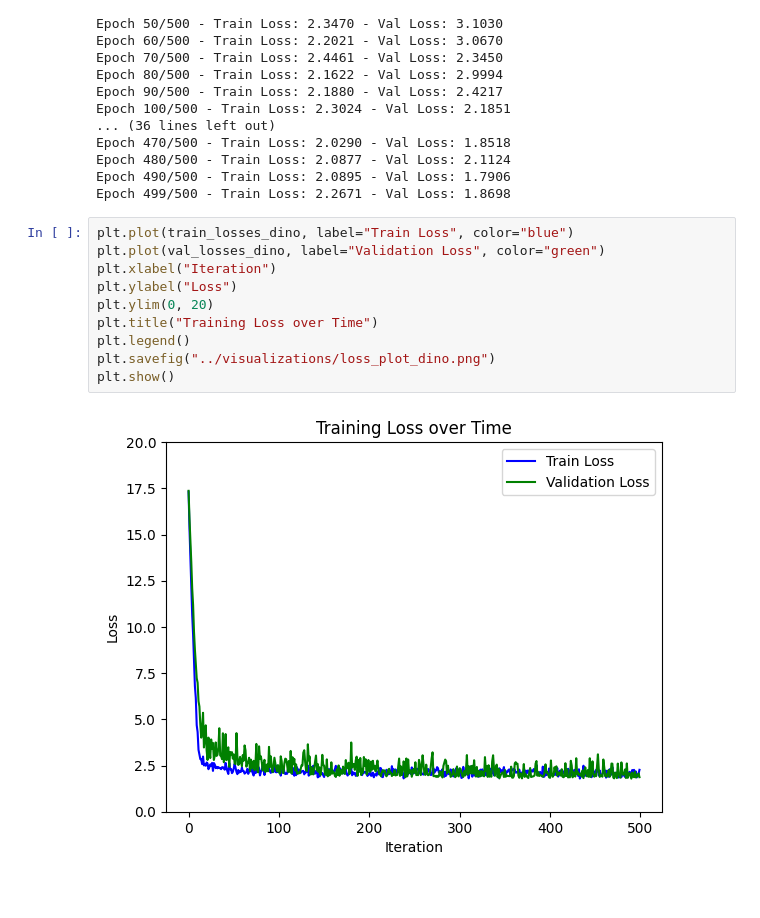
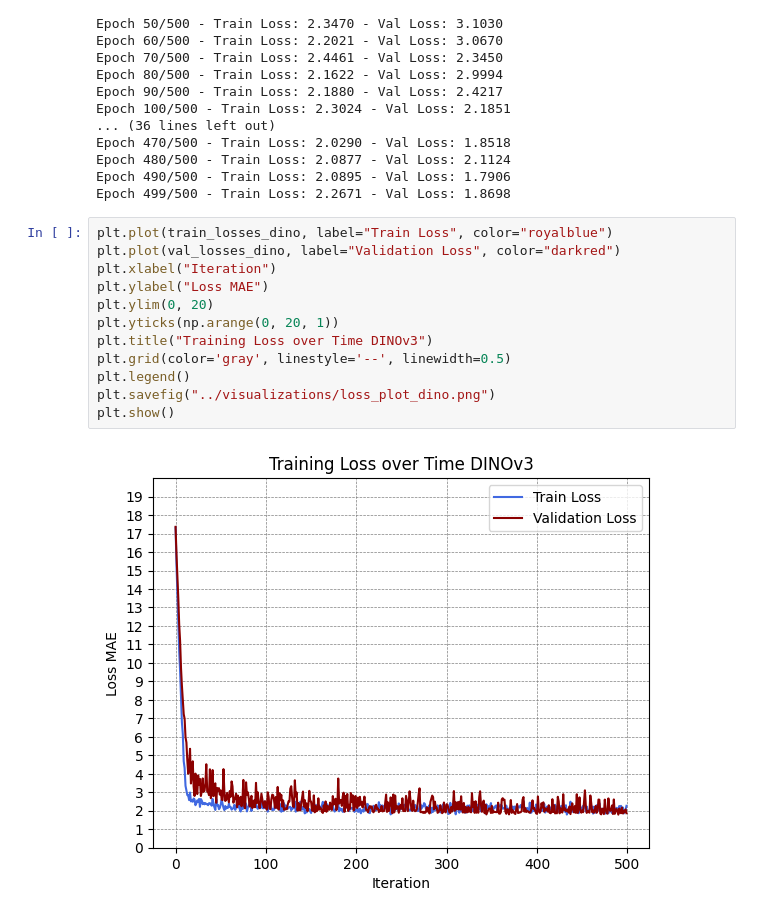
Before and after one commit to TPdkr/thesis, a Jupyter notebook: src/model.ipynb, the cells around one changed output. Cells and saved outputs as stored; diff of their text form.

```diff
--- a/src/model.ipynb
+++ b/src/model.ipynb
@@ -253,15 +255,17 @@ Epoch 480/500 - Train Loss: 2.0877 - Val Loss: 2.1124
 Epoch 490/500 - Train Loss: 2.0895 - Val Loss: 1.7906
 Epoch 499/500 - Train Loss: 2.2671 - Val Loss: 1.8698
 # %%
-plt.plot(train_losses_dino, label="Train Loss", color="blue")
-plt.plot(val_losses_dino, label="Validation Loss", color="green")
+plt.plot(train_losses_dino, label="Train Loss", color="royalblue")
+plt.plot(val_losses_dino, label="Validation Loss", color="darkred")
 plt.xlabel("Iteration")
-plt.ylabel("Loss")
+plt.ylabel("Loss MAE")
 plt.ylim(0, 20)
-plt.title("Training Loss over Time")
+plt.yticks(np.arange(0, 20, 1))
+plt.title("Training Loss over Time DINOv3")
+plt.grid(color='gray', linestyle='--', linewidth=0.5)
 plt.legend()
 plt.savefig("../visualizations/loss_plot_dino.png")
 plt.show()
 # %% [output]
-[figure, old version]
+[figure, new version]
 # %%
```
Also changed, not shown: parts of 2 cells of this notebook, 3 other files.
